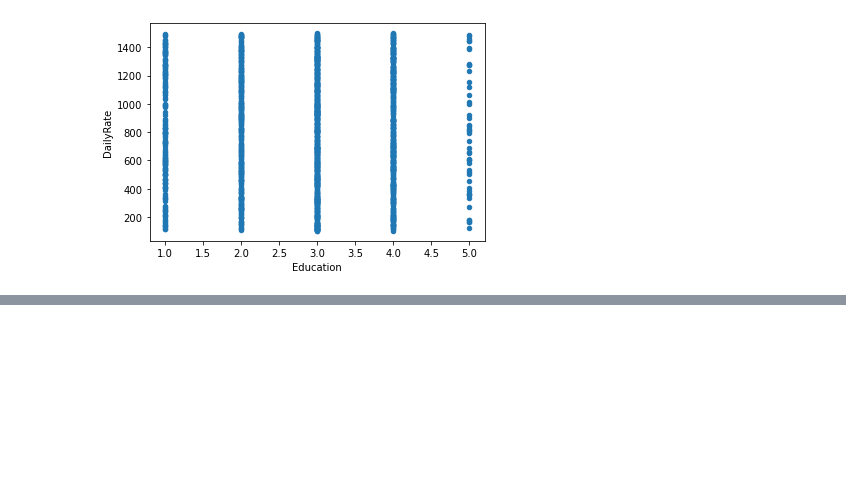
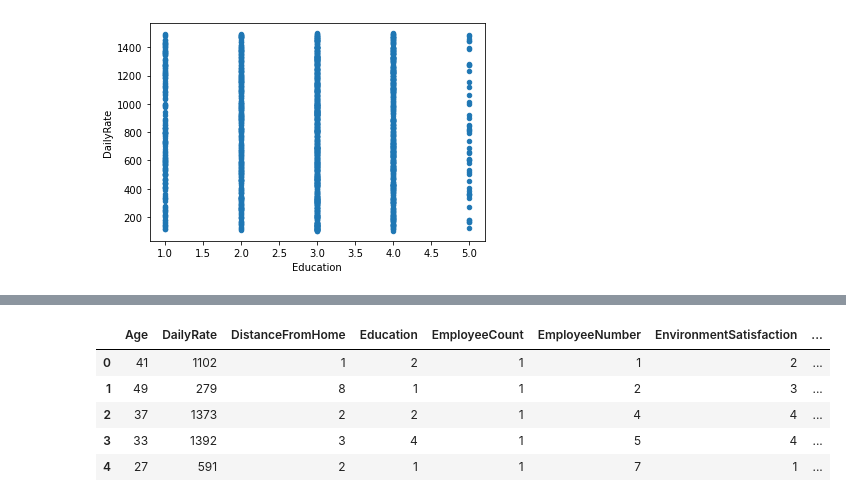
Before and after one commit to lykkelig/Group6_Final_Project, a Jupyter notebook: Exploratory_Data.ipynb, the cells around one changed output, grey strips where cells are left out. Cells and saved outputs as stored; diff of their text form; code cells hidden in the pictures; blank space fills up the shorter version.

Commit message:
outline & code to transform

```diff
--- a/Exploratory_Data.ipynb
+++ b/Exploratory_Data.ipynb
@@ -143,0 +195,19 @@ hr_df.plot(x='Education', y='DailyRate', kind='scatter')
+# %%
+# One Hot Encoding
+from sklearn.preprocessing import OneHotEncoder
+#generate categorical variable list
+hr_cat = hr_df.dtypes[hr_df.dtypes == "object"].index.tolist()
+
+# check unique values
+hr_df[hr_cat].nunique()
+
+enc = OneHotEncoder(sparse=False)
+
+#fit/transform
+hr_encode = pd.DataFrame(enc.fit_transform(hr_df[hr_cat]))
+
+# add names to df
+hr_encode.columns = enc.get_feature_names(hr_cat)
+
+# look at it
+hr_encode.head()
@@ -143,0 +221,14 @@ hr_df.plot(x='Education', y='DailyRate', kind='scatter')
+# %%
+# merge/drop originals
+
+hr_df = hr_df.merge(hr_encode, left_index=True, right_index=True)
+hr_df = hr_df.drop(hr_cat, 1)
+
+hr_df.head()
+# %% [output]
+|  | Age | DailyRate | DistanceFromHome | Education | EmployeeCount | EmployeeNumber | EnvironmentSatisfaction | ... |
+| 0 | 41 | 1102 | 1 | 2 | 1 | 1 | 2 | ... |
+| 1 | 49 | 279 | 8 | 1 | 1 | 2 | 3 | ... |
+| 2 | 37 | 1373 | 2 | 2 | 1 | 4 | 4 | ... |
+| 3 | 33 | 1392 | 3 | 4 | 1 | 5 | 4 | ... |
+| 4 | 27 | 591 | 2 | 1 | 1 | 7 | 1 | ... |
```
Also changed, not shown: parts of 46 cells of this notebook.
